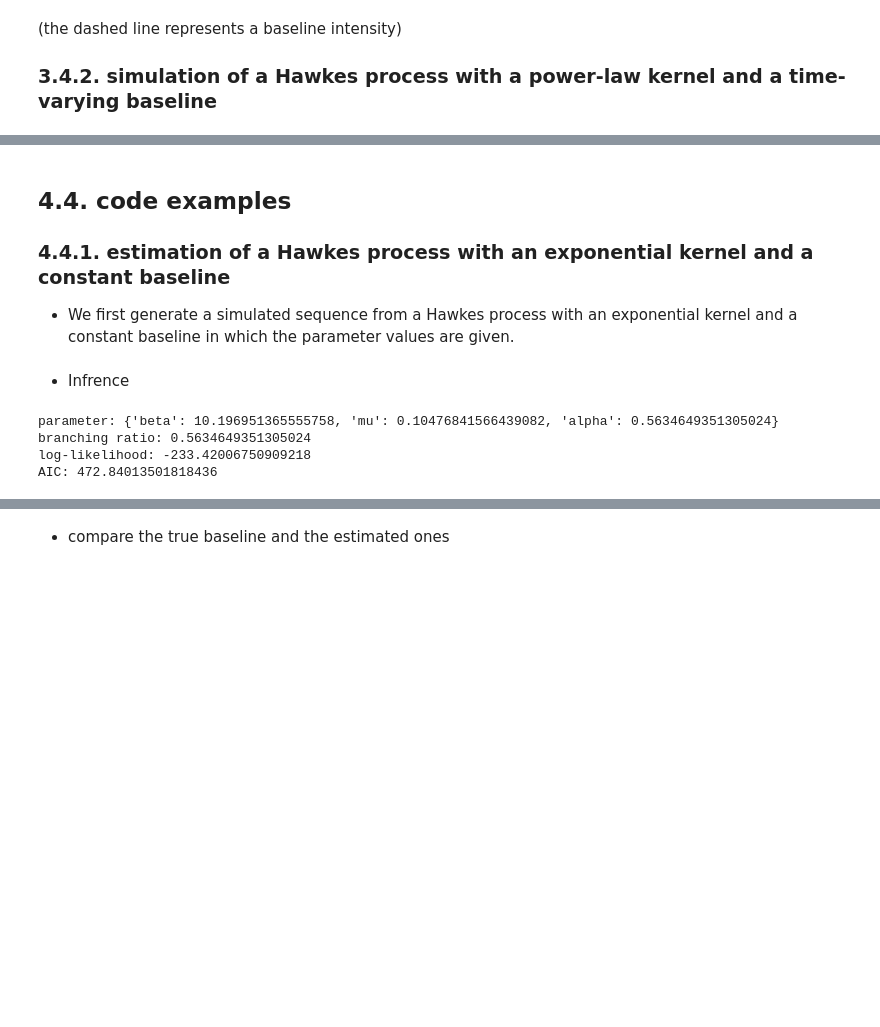
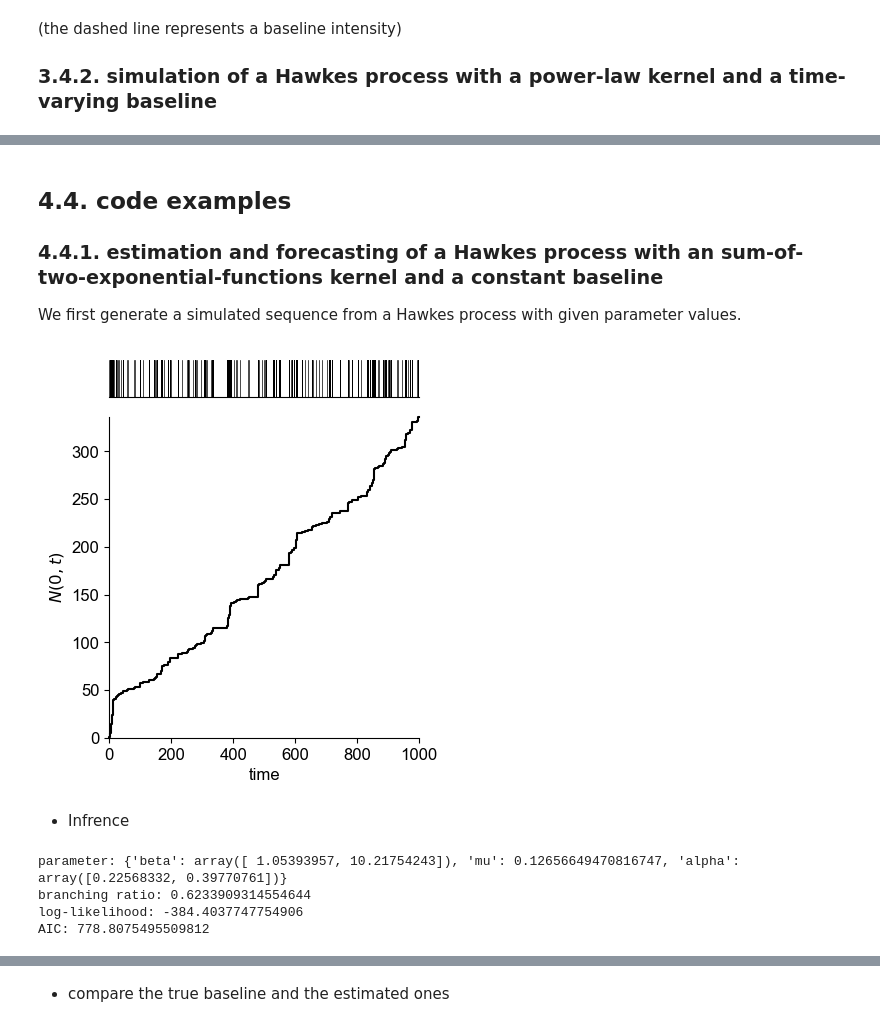
Before and after one commit to carlottadepasquale/Hawkes, a Jupyter notebook: tutorial.ipynb, the cells around one changed output, grey strips where cells are left out. Cells and saved outputs as stored; diff of their text form; code cells hidden in the pictures; blank space fills up the shorter version.

```diff
--- a/tutorial.ipynb
+++ b/tutorial.ipynb
@@ -338,25 +344,29 @@ model.plot_N_pred() # plot the predicted sequence
 # %% [markdown]
 ## 4.4. code examples
 
-### 4.4.1. estimation of a Hawkes process with an exponential kernel and a constant baseline
-- We first generate a simulated sequence from a Hawkes process with an exponential kernel and a constant baseline in which the parameter values are given.
+### 4.4.1. estimation and forecasting of a Hawkes process with an sum-of-two-exponential-functions kernel and a constant baseline
+
+We first generate a simulated sequence from a Hawkes process with given parameter values.
 # %%
 import Hawkes as hk
 
-para = {"mu":0.1, "alpha":0.5, "beta":10.0}
-model_simulation = hk.simulator().set_kernel('exp').set_baseline('const').set_parameter(para).set_itv([0,1000])
+para = {"mu":0.1, "alpha":[0.25,0.35], "beta":[1.0,10.0]}
+model_simulation = hk.simulator().set_kernel('exp',num_exp=2).set_baseline('const').set_parameter(para).set_itv([0,1000])
 T_simulation = model_simulation.simulate()
+model_simulation.plot_N()
+# %% [output]
+[figure, added]
 # %% [markdown]
 - Infrence
 # %%
-model = hk.estimator().set_kernel('exp').set_baseline('const').set_itv([0,1000])
+model = hk.estimator().set_kernel('exp',num_exp=2).set_baseline('const').set_itv([0,1000])
 model.fit(T_simulation)
 print("parameter:",model.parameter) # the estimated parameter values
 print("branching ratio:",model.br) # the branching ratio
 print("log-likelihood:",model.L) # the log-likelihood of the estimated parameter values
 print("AIC:",model.AIC) # the AIC of the estimated parameter values
 # %% [output]
-parameter: {'beta': 10.196951365555758, 'mu': 0.10476841566439082, 'alpha': 0.5634649351305024}
-branching ratio: 0.5634649351305024
-log-likelihood: -233.42006750909218
-AIC: 472.84013501818436
+parameter: {'beta': array([ 1.05393957, 10.21754243]), 'mu': 0.12656649470816747, 'alpha': array([0.22568332, 0.39770761])}
+branching ratio: 0.6233909314554644
+log-likelihood: -384.4037747754906
+AIC: 778.8075495509812
```
Also changed, not shown: parts of 16 cells of this notebook, 2 other files.
